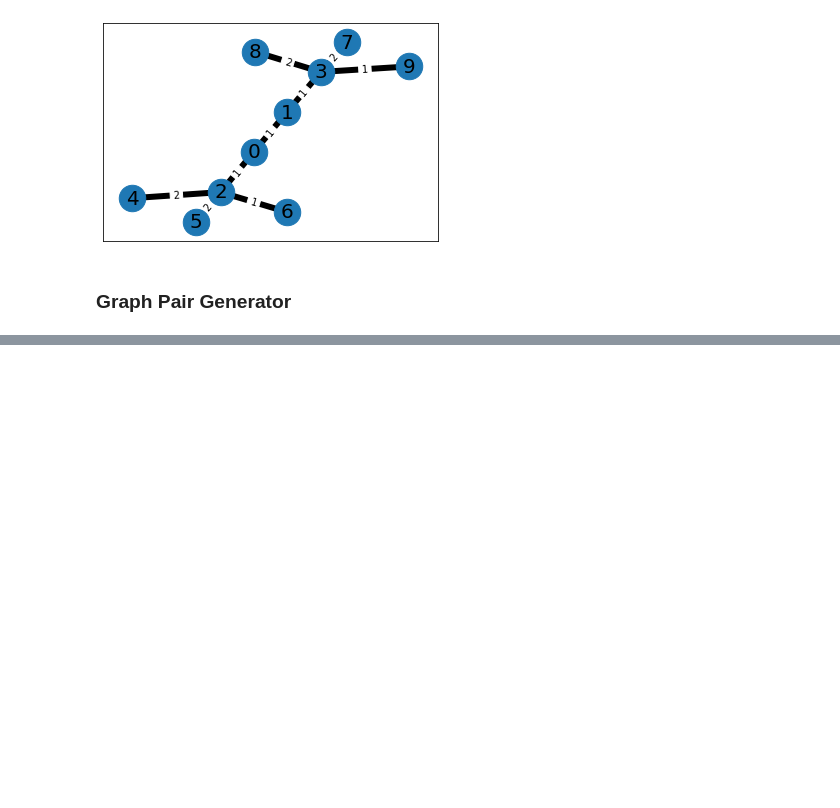
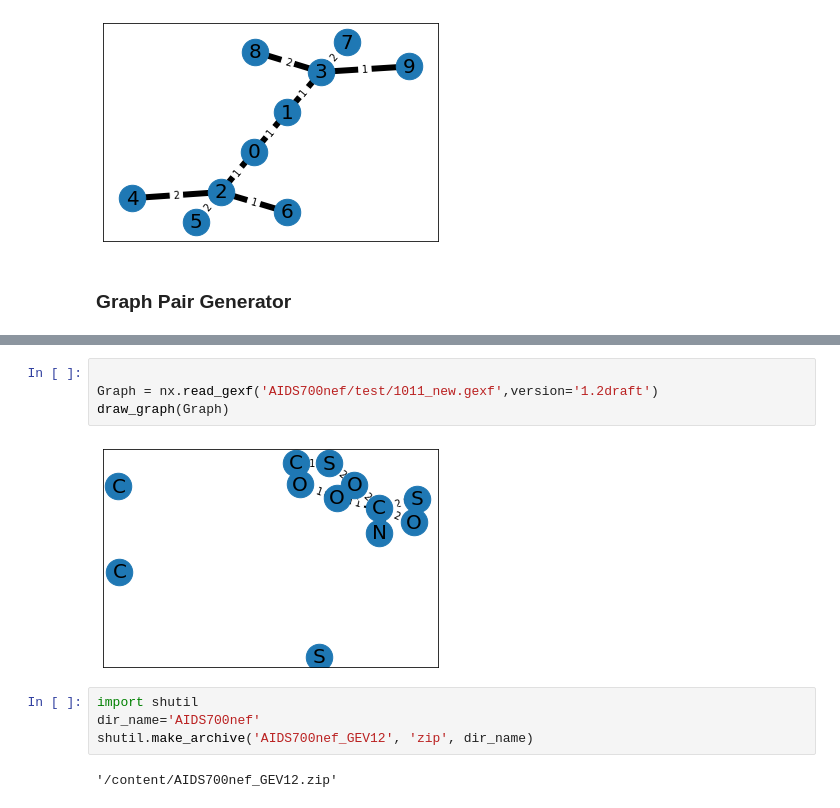
Before and after one commit to neuralresearch/CS39-6, a Jupyter notebook: HenryTaGSim.ipynb, the cells around one changed output, grey strips where cells are left out. Drawn from its saved outputs; the diff is of its cells as text; blank space fills up the shorter version.

```diff
--- a/HenryTaGSim.ipynb
+++ b/HenryTaGSim.ipynb
@@ -221,0 +316,12 @@ draw_graph_id(Graph)
+# %%
+
+Graph = nx.read_gexf('AIDS700nef/test/1011_new.gexf',version='1.2draft')
+draw_graph(Graph)
+# %% [output]
+[figure, added]
+# %%
+import shutil
+dir_name='AIDS700nef'
+shutil.make_archive('AIDS700nef_GEV12', 'zip', dir_name)
+# %% [output]
+'/content/AIDS700nef_GEV12.zip'
```
Also changed, not shown: parts of 6 cells of this notebook.
